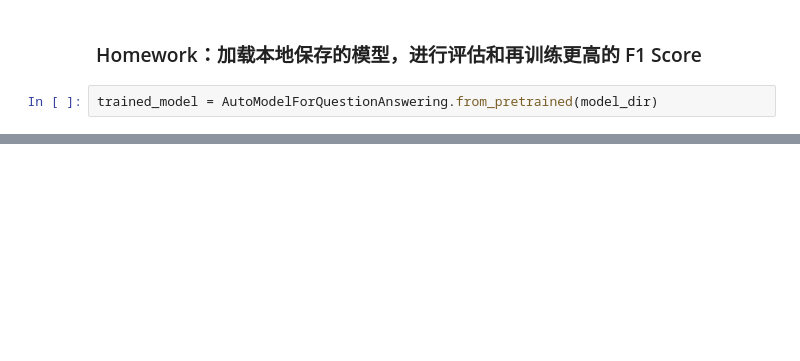
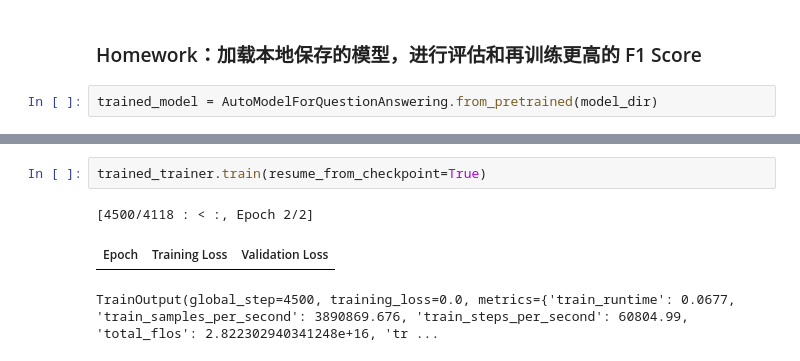
Before and after one commit to zhangkungit/LLM-quickstart, a Jupyter notebook: transformers/fine-tune-QA.ipynb, the cells around one changed output, grey strips where cells are left out. Cells and saved outputs as stored; diff of their text form; blank space fills up the shorter version.

```diff
--- a/transformers/fine-tune-QA.ipynb
+++ b/transformers/fine-tune-QA.ipynb
@@ -830,0 +881,6 @@ trained_trainer = Trainer(
+# %%
+trained_trainer.train(resume_from_checkpoint=True)
+# %% [output]
+[4500/4118 : < :, Epoch 2/2]
+| Epoch | Training Loss | Validation Loss |
+TrainOutput(global_step=4500, training_loss=0.0, metrics={'train_runtime': 0.0677, 'train_samples_per_second': 3890869.676, 'train_steps_per_second': 60804.99, 'total_flos': 2.822302940341248e+16, 'tr ...
```
Also changed, not shown: parts of 15 cells of this notebook.
